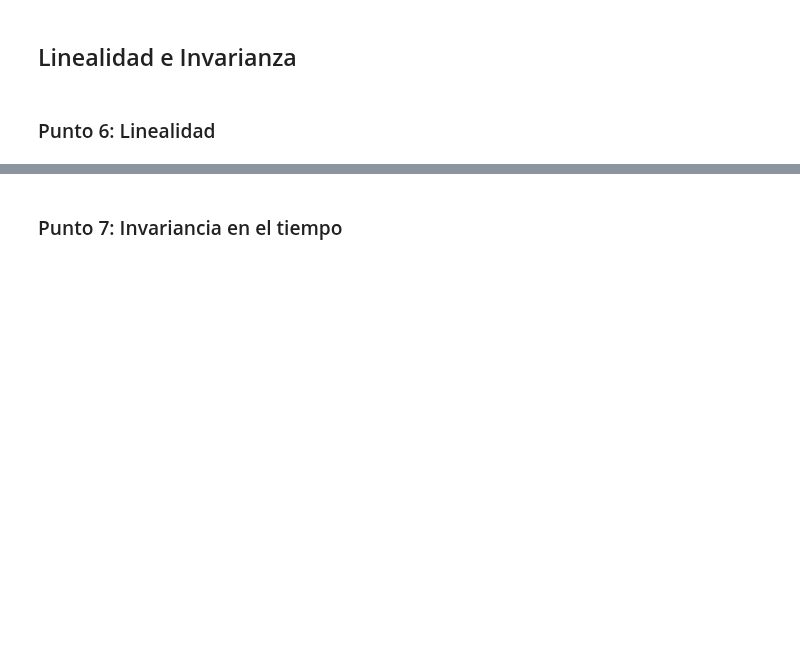
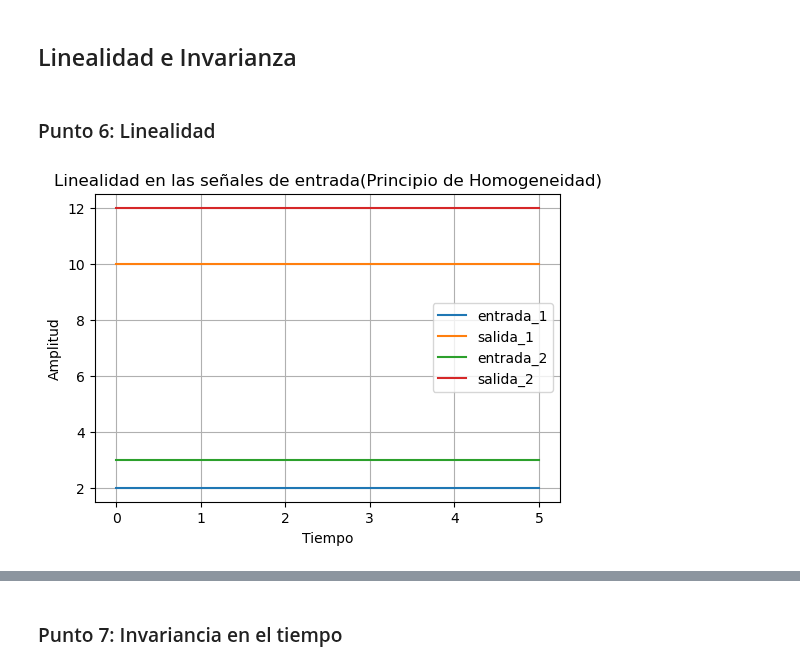
Before and after one commit to SerAle25/lab, a Jupyter notebook: Lab_Se-ales/Lab 3/Gup16_S1_lab3.ipynb, the cells around one changed output, grey strips where cells are left out. Saved outputs shown, nothing was run; the diff lists cells and outputs as text; code cells hidden in the pictures; blank space fills up the shorter version.

```diff
--- a/Lab_Se-ales/Lab 3/Gup16_S1_lab3.ipynb
+++ b/Lab_Se-ales/Lab 3/Gup16_S1_lab3.ipynb
@@ -145,13 +145,30 @@ def sistema(input_signal):
 # %%
 # Generar una señal de entrada constante
 t = np.linspace(0,5,1000)
 input_signal_1 = 2*np.ones(len(t))
-input_signal_2 =
+input_signal_2 = 3*np.ones(len(t))
 
 # Obtener la señal de salida
+output_signal_1 = 5*input_signal_1
 
+output_signal_2 = 4*input_signal_2
 
 # Graficar las señales de entrada y salida
 plt.figure(figsize=(6,4))
+plt.title("Linealidad en las señales de entrada(Principio de Homogeneidad)")
+plt.xlabel("Tiempo")
+plt.ylabel("Amplitud")
+
+plt.plot(t, input_signal_1, label = "entrada_1")
+plt.plot(t, output_signal_1, label = "salida_1")
+
+plt.plot(t, input_signal_2, label = "entrada_2")
+plt.plot(t, output_signal_2, label = "salida_2")
+
+plt.grid(True)
+plt.legend()
+plt.show()
+# %% [output]
+[figure, added]
 # %%
 # Ahora la señal de entrada es igual a la suma de las dos entradas anteriores
```
Also changed, not shown: parts of 3 cells of this notebook.
